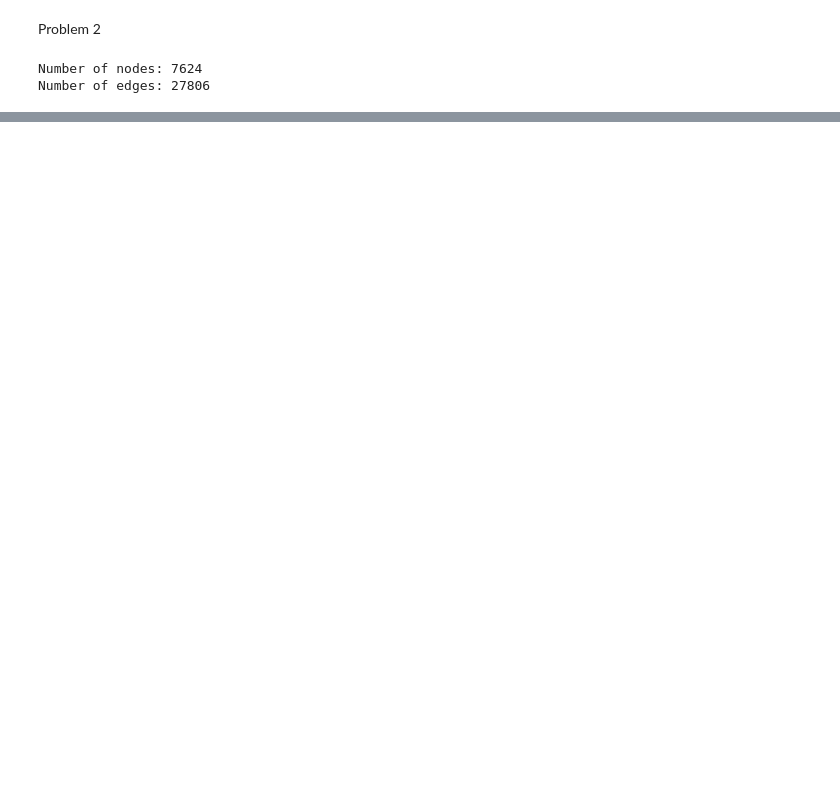
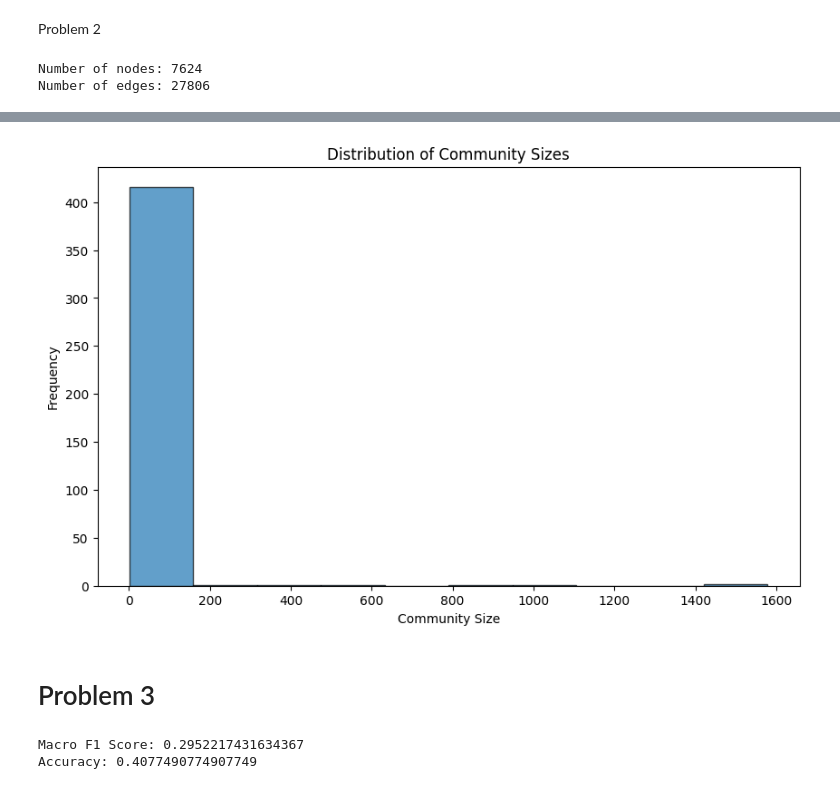
Before and after one commit to ThomasScottWhite/SNAHW3, a Jupyter notebook: hw3.ipynb, the cells around one changed output, grey strips where cells are left out. Cells and saved outputs as stored; diff of their text form; code cells hidden in the pictures; blank space fills up the shorter version.

```diff
--- a/hw3.ipynb
+++ b/hw3.ipynb
@@ -360,0 +183,14 @@ plot_metric_vs_parameter(macro_f1_scores, p_values, 'log2(p)', log_scale=True)
+# %%
+community_sizes = [len(community) for community in best_communities]
+
+# Plot the distribution of community sizes
+plt.figure(figsize=(10, 6))
+plt.hist(community_sizes, edgecolor='black', alpha=0.7)
+plt.xlabel("Community Size")
+plt.ylabel("Frequency")
+plt.title("Distribution of Community Sizes")
+plt.show()
+# %% [output]
+[figure, added]
+# %% [markdown]
+# Problem 3
@@ -360,0 +227,7 @@ plot_metric_vs_parameter(macro_f1_scores, p_values, 'log2(p)', log_scale=True)
+# %%
+marco_f1, accuracy = node2vec_logregression(G)
+print(f"Macro F1 Score: {marco_f1}")
+print(f"Accuracy: {accuracy}")
+# %% [output]
+Macro F1 Score: 0.2952217431634367
+Accuracy: 0.4077490774907749
```
Also changed, not shown: parts of 24 cells of this notebook, 2 other files.
